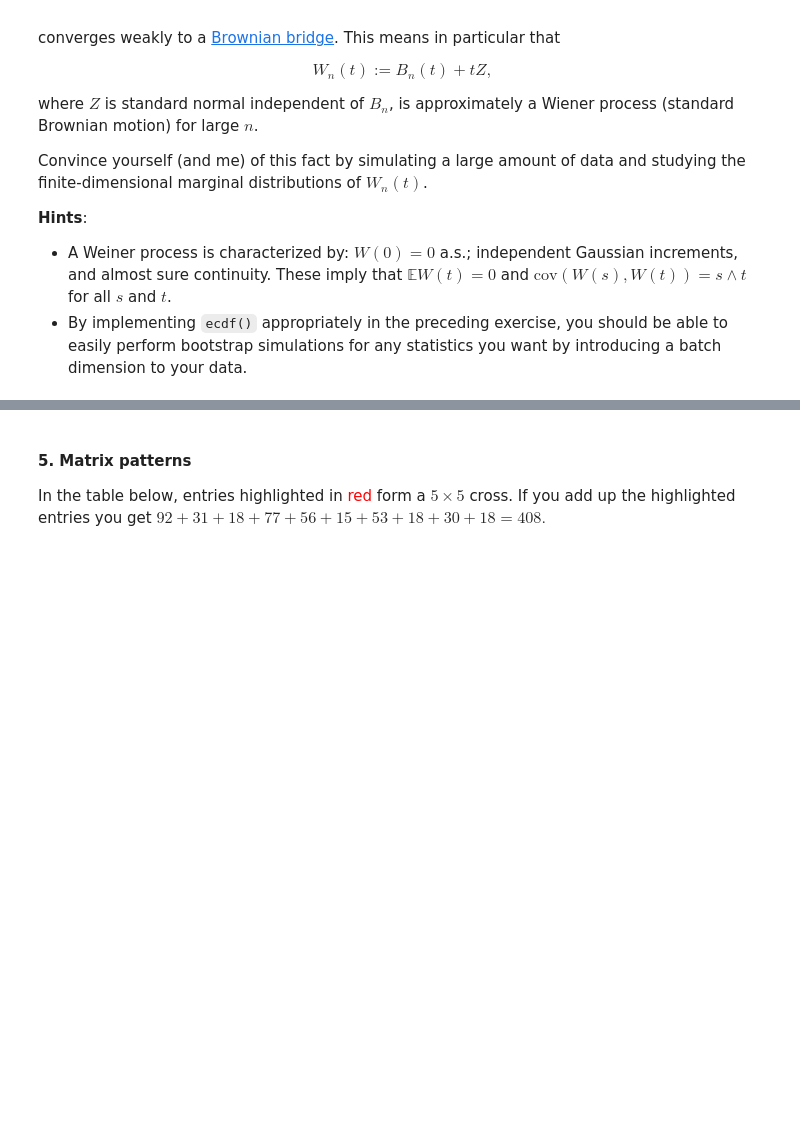
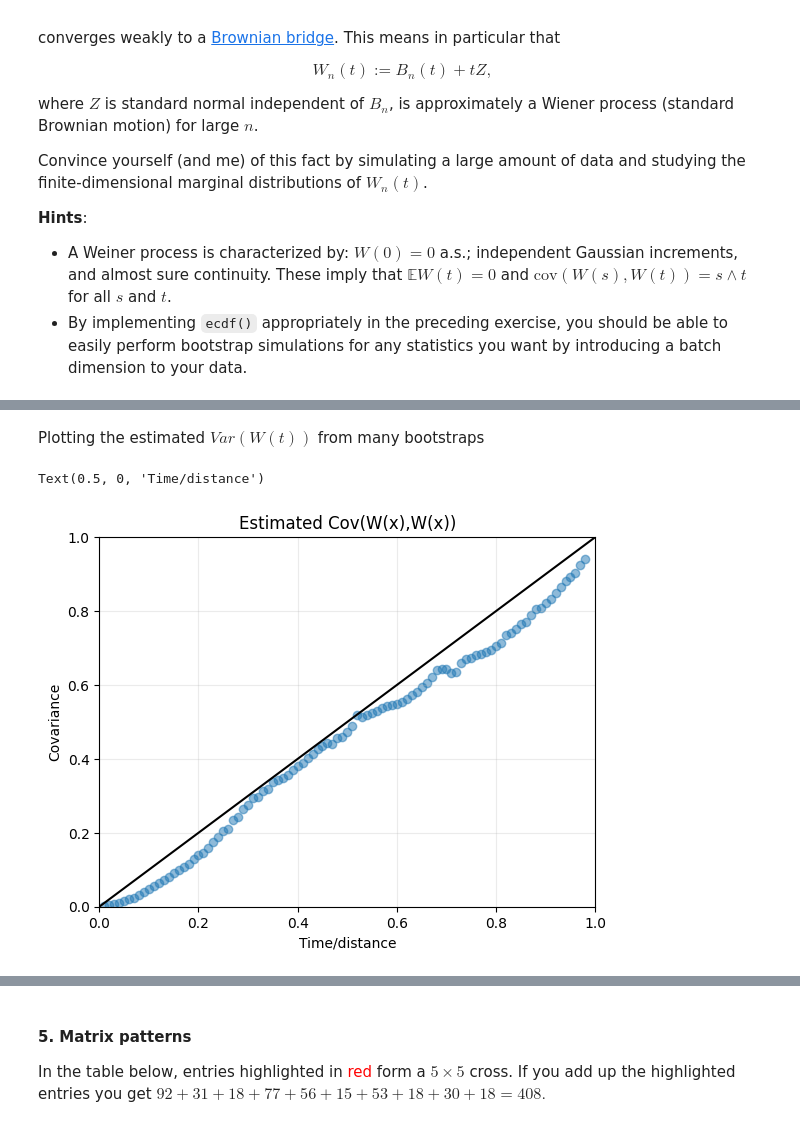
Before and after one commit to sdtemple/umich, a Jupyter notebook: adv-stat-comp-1.ipynb, the cells around one changed output, grey strips where cells are left out. Drawn from its saved outputs; the diff is of its cells as text; code cells hidden in the pictures; blank space fills up the shorter version.

```diff
--- a/adv-stat-comp-1.ipynb
+++ b/adv-stat-comp-1.ipynb
@@ -435,0 +448,24 @@ Text(0.5, 1.0, 'Normal(0,1)')
+# %% [markdown]
+Plotting the estimated $Var(W(t))$ from many bootstraps
+# %%
+# Compute variances
+
+@np.vectorize(excluded=['dat'])
+def wiener_variance(j,dat):
+    a = dat[:,j]
+    b = dat[:,j]
+    c = ((a - a.mean())*(b - b.mean())).mean()
+    return c
+K = 99
+wc = wiener_variance(np.arange(1,99),dat=wts)
+plt.scatter(np.arange(1,99)*0.01,wc,alpha=0.5)
+plt.ylim(0,1)
+plt.xlim(0,1)
+plt.grid(alpha=0.25)
+plt.plot(np.linspace(0,1,100),np.linspace(0,1,100),color='k')
+plt.title('Estimated Cov(W(x),W(x))')
+plt.ylabel('Covariance')
+plt.xlabel('Time/distance')
+# %% [output]
+Text(0.5, 0, 'Time/distance')
+[figure, added]
```
Also changed, not shown: parts of 20 cells of this notebook.
